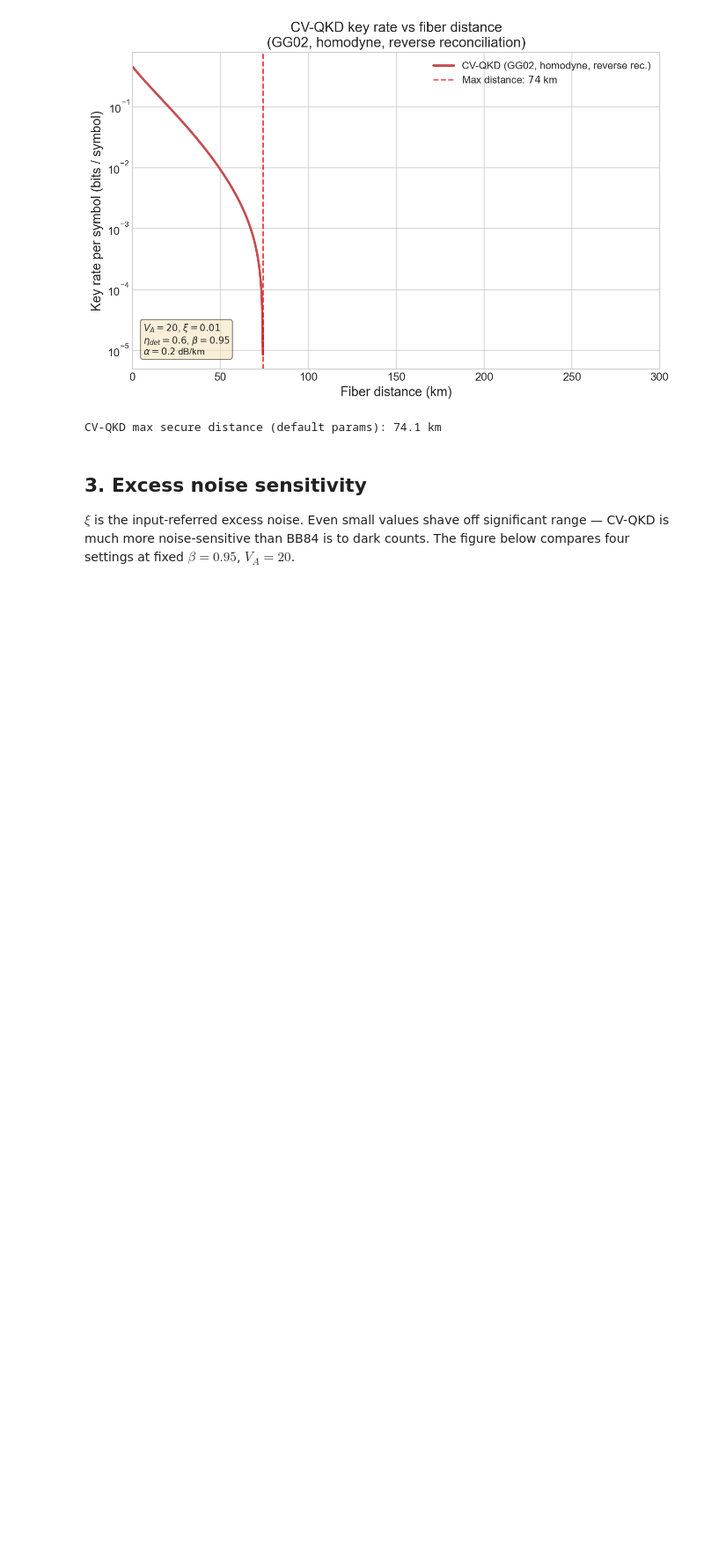
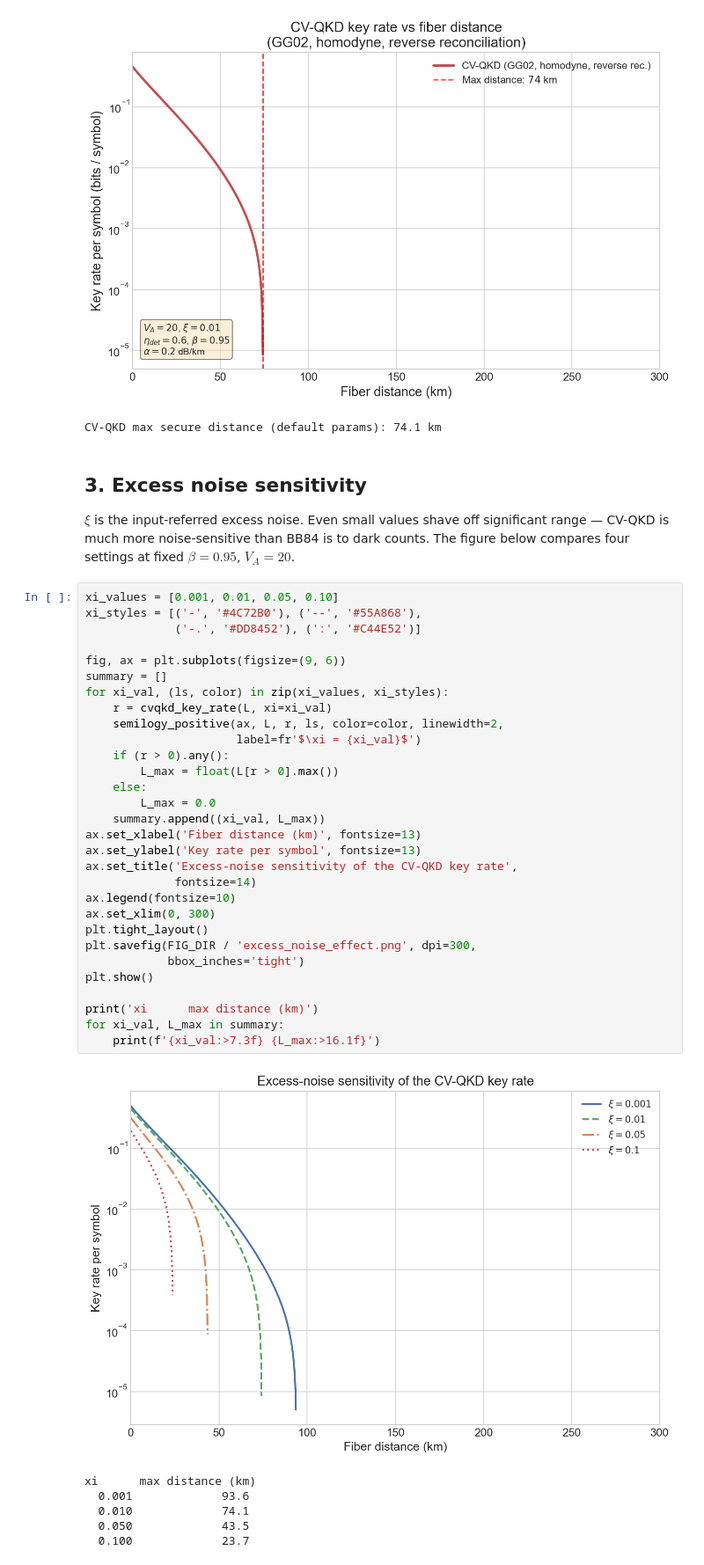
Before and after one commit to abbas-ahmad-cowlar/qkd-protocol-simulator, a Jupyter notebook: notebooks/05_key_rate_analysis.ipynb, the cells around one changed output. Shown at 88% size. Cells and saved outputs as stored; diff of their text form; blank space fills up the shorter version.

Commit message:
Add 05 key rate analysis code cell 8

```diff
--- a/notebooks/05_key_rate_analysis.ipynb
+++ b/notebooks/05_key_rate_analysis.ipynb
@@ -104,3 +104,40 @@ CV-QKD max secure distance (default params): 74.1 km
 ## 3. Excess noise sensitivity
 
 $\xi$ is the input-referred excess noise. Even small values shave off significant range &mdash; CV-QKD is much more noise-sensitive than BB84 is to dark counts. The figure below compares four settings at fixed $\beta = 0.95$, $V_A = 20$.
+# %%
+xi_values = [0.001, 0.01, 0.05, 0.10]
+xi_styles = [('-', '#4C72B0'), ('--', '#55A868'),
+             ('-.', '#DD8452'), (':', '#C44E52')]
+
+fig, ax = plt.subplots(figsize=(9, 6))
+summary = []
+for xi_val, (ls, color) in zip(xi_values, xi_styles):
+    r = cvqkd_key_rate(L, xi=xi_val)
+    semilogy_positive(ax, L, r, ls, color=color, linewidth=2,
+                      label=fr'$\xi = {xi_val}$')
+    if (r > 0).any():
+        L_max = float(L[r > 0].max())
+    else:
+        L_max = 0.0
+    summary.append((xi_val, L_max))
+ax.set_xlabel('Fiber distance (km)', fontsize=13)
+ax.set_ylabel('Key rate per symbol', fontsize=13)
+ax.set_title('Excess-noise sensitivity of the CV-QKD key rate',
+             fontsize=14)
+ax.legend(fontsize=10)
+ax.set_xlim(0, 300)
+plt.tight_layout()
+plt.savefig(FIG_DIR / 'excess_noise_effect.png', dpi=300,
+            bbox_inches='tight')
+plt.show()
+
+print('xi      max distance (km)')
+for xi_val, L_max in summary:
+    print(f'{xi_val:>7.3f} {L_max:>16.1f}')
+# %% [output]
+[figure, added]
+xi      max distance (km)
+  0.001             93.6
+  0.010             74.1
+  0.050             43.5
+  0.100             23.7
```
